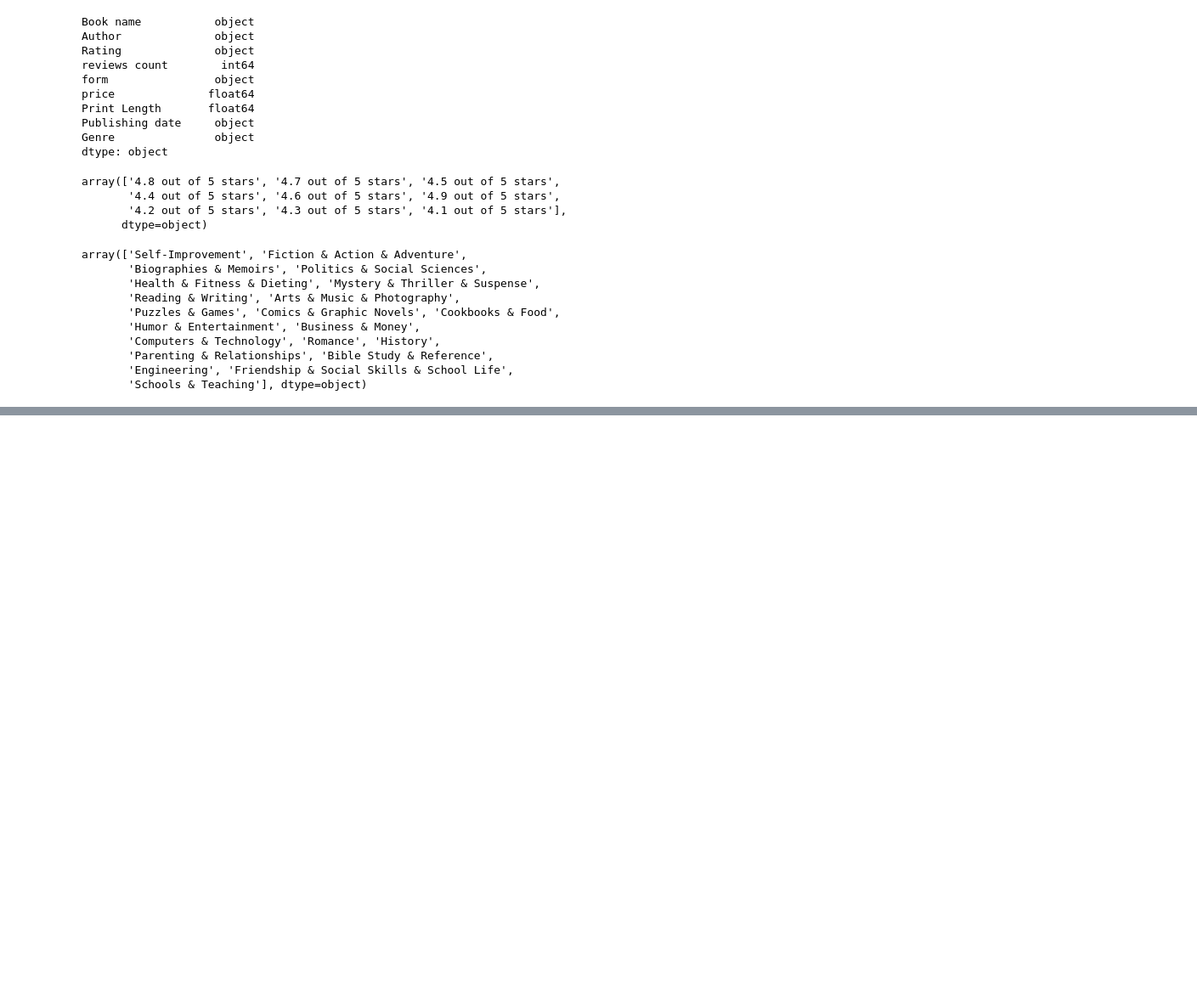
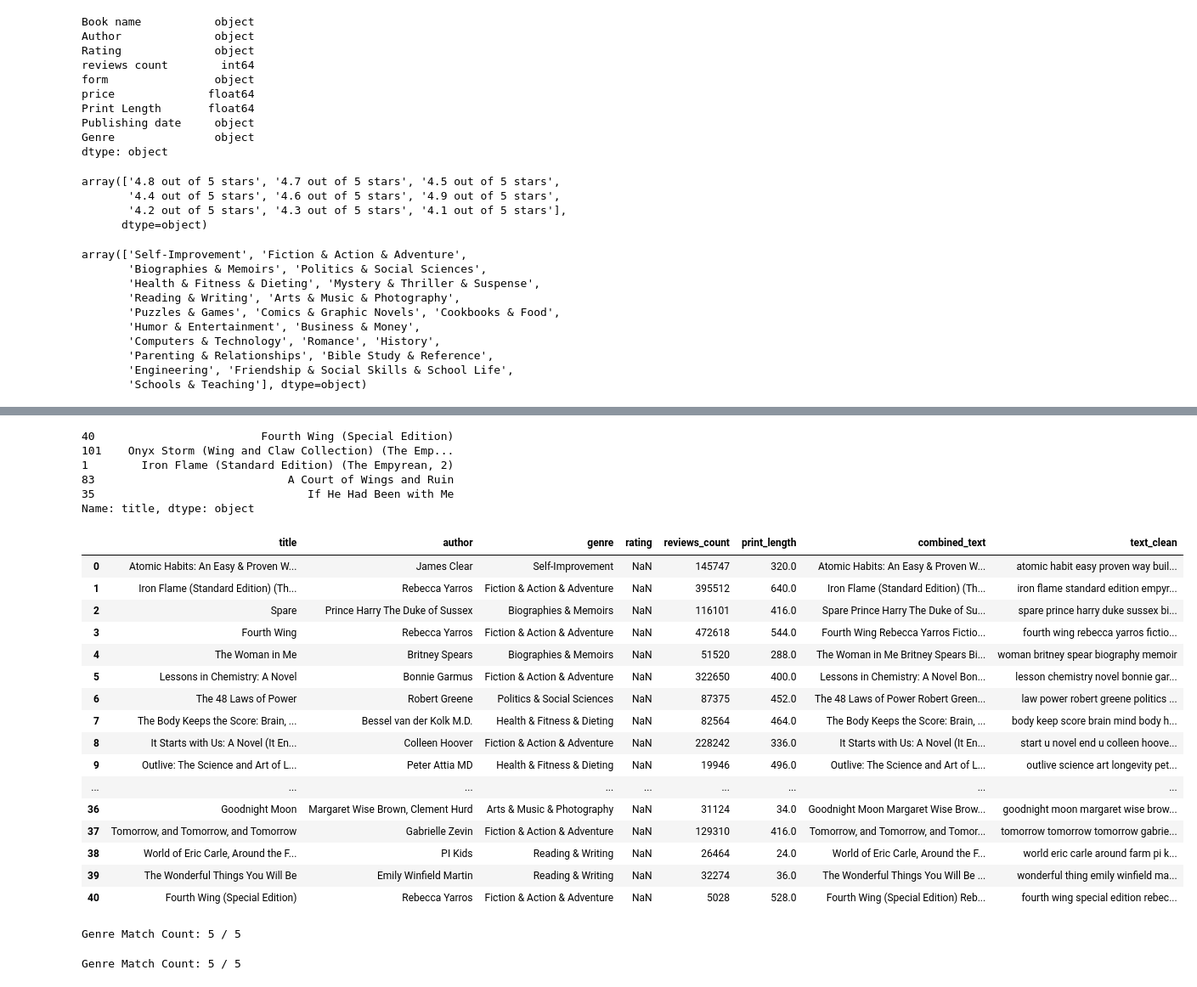
Before and after one commit to mayurimamdi/KNNProjects, a Jupyter notebook: BookRecommendationSystem/data.ipynb, the cells around one changed output, grey strips where cells are left out. Shown at 85% size. Drawn from its saved outputs; the diff is of its cells as text; code cells hidden in the pictures; blank space fills up the shorter version.

```diff
--- a/BookRecommendationSystem/data.ipynb
+++ b/BookRecommendationSystem/data.ipynb
@@ -516,0 +488,6 @@ memory usage: 15.1+ KB
+# %%
+df = df[['title', 'author', 'genre', 'rating', 'reviews_count', 'print_length']]
+# %%
+df['combined_text'] = df['title'] + " " + df['author'] + " " + df['genre']
+
+print("Final Shape:", df.shape)
@@ -516,0 +496,37 @@ memory usage: 15.1+ KB
+# %%
+import nltk
+import re
+from nltk.corpus import stopwords
+from nltk.stem import WordNetLemmatizer
+
+
+nltk.download('stopwords')
+nltk.download('wordnet')
+nltk.download('omw-1.4')
+
+lemmatizer = WordNetLemmatizer()
+stop_words = set(stopwords.words('english'))
+
+def preprocess_text(text):
+
+    text = str(text).lower()
+
+
+    text = re.sub(r'[^a-zA-Z\s]', '', text)
+
+    words = text.split()
+
+
+    clean_words = [
+        lemmatizer.lemmatize(word)
+        for word in words
+        if word not in stop_words
+    ]
+
+    return " ".join(clean_words)
+
+print("Processing book text... This might take a moment.")
+
+df['text_clean'] = df['combined_text'].apply(preprocess_text)
+
+print("Done!")
@@ -516,0 +594,29 @@ memory usage: 15.1+ KB
+# %%
+recommend_books("Fourth Wing")
+# %% [output]
+40                         Fourth Wing (Special Edition)
+101    Onyx Storm (Wing and Claw Collection) (The Emp...
+1        Iron Flame (Standard Edition) (The Empyrean, 2)
+83                             A Court of Wings and Ruin
+35                                If He Had Been with Me
+Name: title, dtype: object
+# %%
+df.head(41)
+# %% [output]
+|  | title | author | genre | rating | reviews_count | print_length | combined_text | text_clean |
+| 0 | Atomic Habits: An Easy & Proven W... | James Clear | Self-Improvement | NaN | 145747 | 320.0 | Atomic Habits: An Easy & Proven W... | atomic habit easy proven way buil... |
+| 1 | Iron Flame (Standard Edition) (Th... | Rebecca Yarros | Fiction & Action & Adventure | NaN | 395512 | 640.0 | Iron Flame (Standard Edition) (Th... | iron flame standard edition empyr... |
+| 2 | Spare | Prince Harry The Duke of Sussex | Biographies & Memoirs | NaN | 116101 | 416.0 | Spare Prince Harry The Duke of Su... | spare prince harry duke sussex bi... |
+| 3 | Fourth Wing | Rebecca Yarros | Fiction & Action & Adventure | NaN | 472618 | 544.0 | Fourth Wing Rebecca Yarros Fictio... | fourth wing rebecca yarros fictio... |
+| 4 | The Woman in Me | Britney Spears | Biographies & Memoirs | NaN | 51520 | 288.0 | The Woman in Me Britney Spears Bi... | woman britney spear biography memoir |
+| 5 | Lessons in Chemistry: A Novel | Bonnie Garmus | Fiction & Action & Adventure | NaN | 322650 | 400.0 | Lessons in Chemistry: A Novel Bon... | lesson chemistry novel bonnie gar... |
+| 6 | The 48 Laws of Power | Robert Greene | Politics & Social Sciences | NaN | 87375 | 452.0 | The 48 Laws of Power Robert Green... | law power robert greene politics ... |
+| 7 | The Body Keeps the Score: Brain, ... | Bessel van der Kolk M.D. | Health & Fitness & Dieting | NaN | 82564 | 464.0 | The Body Keeps the Score: Brain, ... | body keep score brain mind body h... |
+| 8 | It Starts with Us: A Novel (It En... | Colleen Hoover | Fiction & Action & Adventure | NaN | 228242 | 336.0 | It Starts with Us: A Novel (It En... | start u novel end u colleen hoove... |
+| 9 | Outlive: The Science and Art of L... | Peter Attia MD | Health & Fitness & Dieting | NaN | 19946 | 496.0 | Outlive: The Science and Art of L... | outlive science art longevity pet... |
+| ... | ... | ... | ... | ... | ... | ... | ... | ... |
+| 36 | Goodnight Moon | Margaret Wise Brown, Clement Hurd | Arts & Music & Photography | NaN | 31124 | 34.0 | Goodnight Moon Margaret Wise Brow... | goodnight moon margaret wise brow... |
+| 37 | Tomorrow, and Tomorrow, and Tomorrow | Gabrielle Zevin | Fiction & Action & Adventure | NaN | 129310 | 416.0 | Tomorrow, and Tomorrow, and Tomor... | tomorrow tomorrow tomorrow gabrie... |
+| 38 | World of Eric Carle, Around the F... | PI Kids | Reading & Writing | NaN | 26464 | 24.0 | World of Eric Carle, Around the F... | world eric carle around farm pi k... |
+| 39 | The Wonderful Things You Will Be | Emily Winfield Martin | Reading & Writing | NaN | 32274 | 36.0 | The Wonderful Things You Will Be ... | wonderful thing emily winfield ma... |
+| 40 | Fourth Wing (Special Edition) | Rebecca Yarros | Fiction & Action & Adventure | NaN | 5028 | 528.0 | Fourth Wing (Special Edition) Reb... | fourth wing special edition rebec... |
@@ -516,0 +638,8 @@ memory usage: 15.1+ KB
+# %%
+evaluate_genre_overlap("Fourth Wing")
+# %% [output]
+Genre Match Count: 5 / 5
+# %%
+evaluate_genre_overlap("Spare")
+# %% [output]
+Genre Match Count: 5 / 5
```
Also changed, not shown: parts of 24 cells of this notebook.
